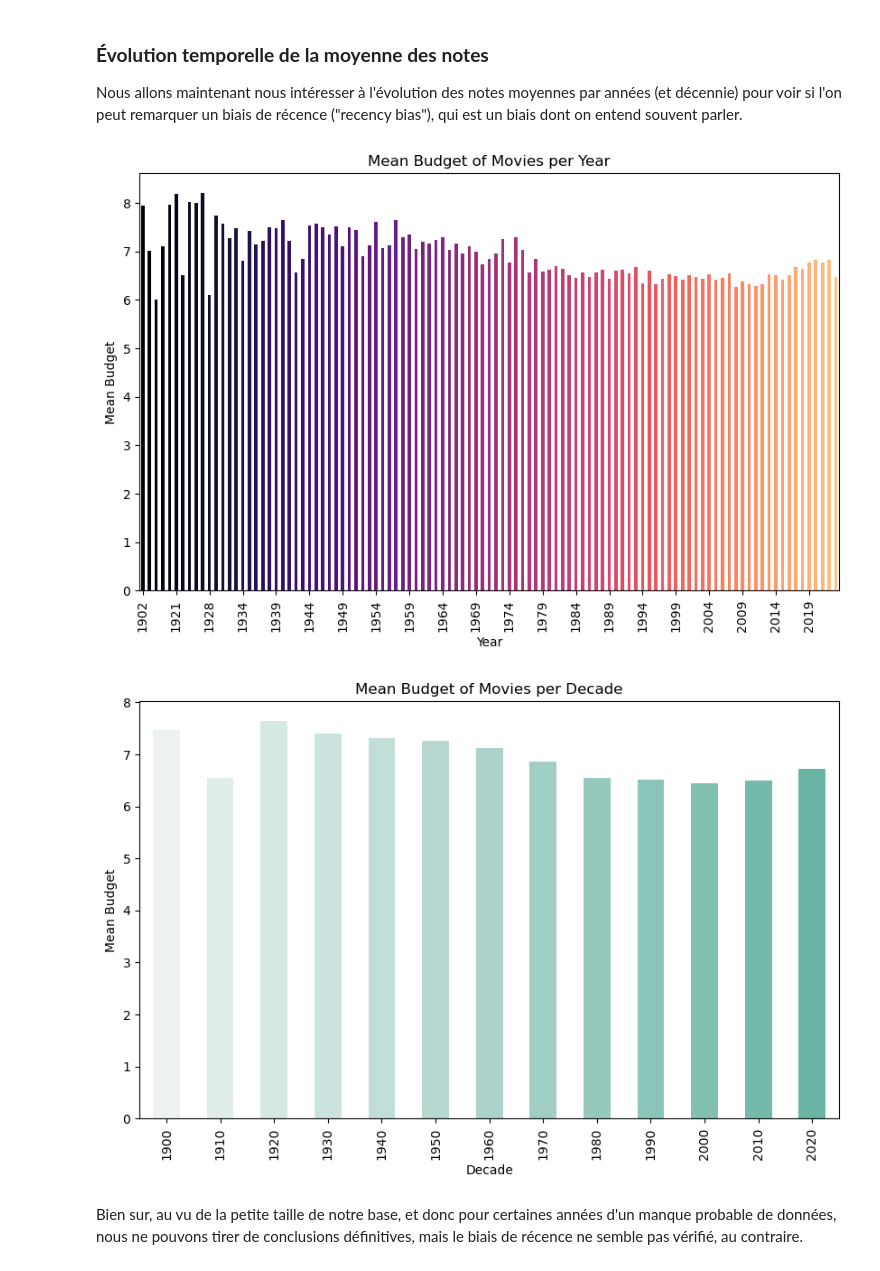
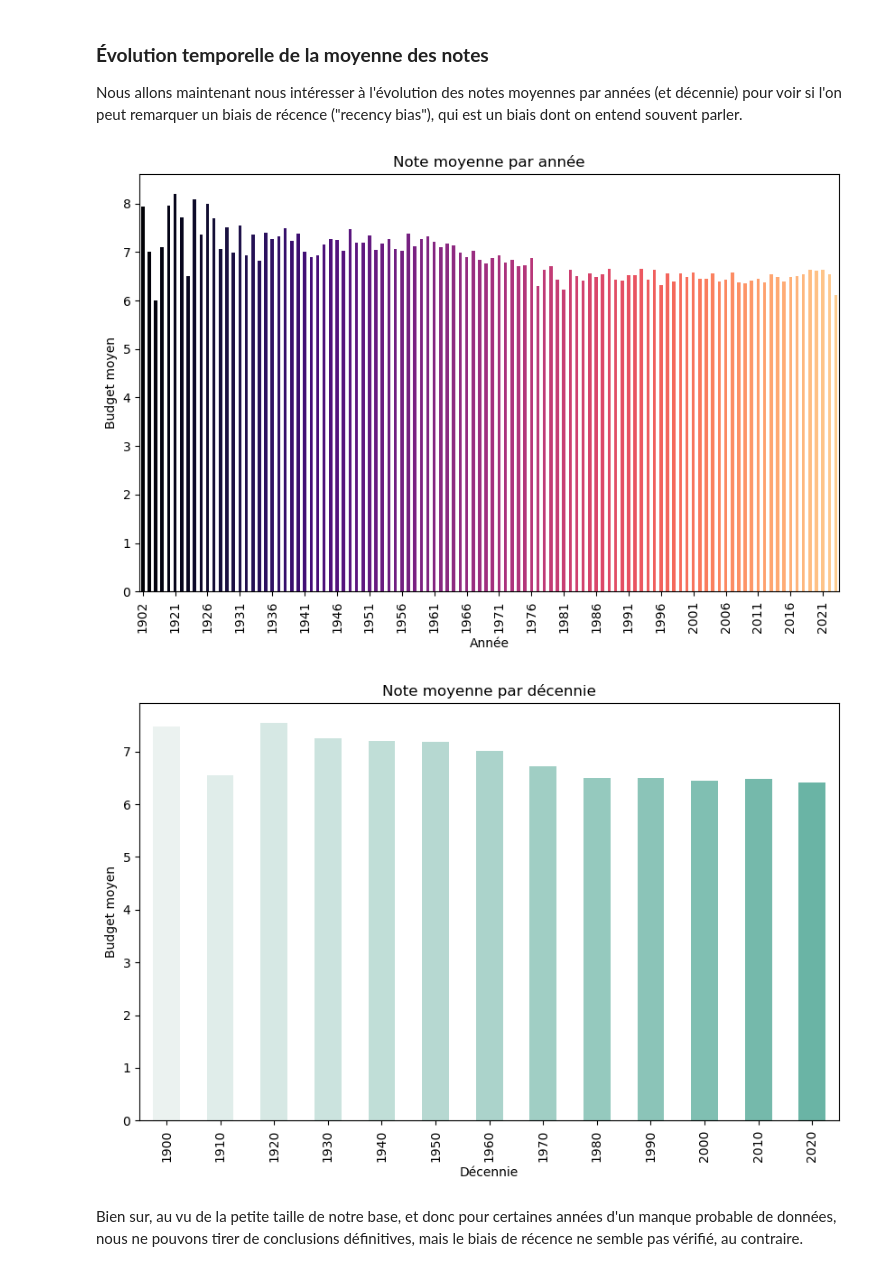
Before and after one commit to itsreivilo/movies, a Jupyter notebook: visualiser/data_viz_.ipynb, the cells around one changed output. Drawn from its saved outputs; the diff is of its cells as text; code cells hidden in the pictures.

```diff
--- a/visualiser/data_viz_.ipynb
+++ b/visualiser/data_viz_.ipynb
@@ -545,37 +765,36 @@ Nous allons maintenant nous intéresser aux différentes variables qui semblent
 Nous allons maintenant nous intéresser à l'évolution des notes moyennes par années (et décennie) pour voir si l'on peut remarquer un biais de récence ("recency bias"), qui est un biais dont on entend souvent parler.
 # %%
 df = pd.read_csv('../cleaning_data/Final_database.csv')
-df.drop_duplicates()
+df = df.drop_duplicates()
 
 df['release_date'] = pd.to_datetime(df['release_date'])
 df = df.dropna(subset=['release_date'])
 
 # Par années
 # On récupère l'année de sortie du film, et de la même façon que pour le budget on ne garde que les films effectivement sortis
-df_filtered['year'] = df_filtered['release_date'].dt.year.astype(int)
-df_filtered = df_filtered[~df_filtered['year'].isin(range(2024,2032))]
+df['year'] = df['release_date'].dt.year.astype(int)
+df = df[~df['year'].isin(range(2024,2032))]
 
 # On regroupe par année pour calculer la moyenne
-mean_note_per_year = df_filtered.groupby('year')['vote_average'].mean()
+mean_note_per_year = df.groupby('year')['vote_average'].mean()
 
 # On représente le résultat
 plt.figure(figsize=(10, 6))
 mean_note_per_year.plot(kind='bar', color=colors2)
 plt.gca().xaxis.set_major_locator(MultipleLocator(base=5))
 plt.title('Note moyenne par année')
 plt.xlabel('Année')
 plt.ylabel('Budget moyen')
 plt.show()
 # %% [output]
-[figure, old version]
+[figure, new version]
-[figure, removed]
 # %%
 # Par décennies
 # On récupère la décennie de sortie du film
-df_filtered['decade'] = ((df_filtered['release_date'].dt.year // 10) * 10).astype(int)
+df['decade'] = ((df['release_date'].dt.year // 10) * 10).astype(int)
 
 # On regroupe par décennie et on calcule la moyenne
-mean_note_per_decade = df_filtered.groupby('decade')['vote_average'].mean()
+mean_note_per_decade = df.groupby('decade')['vote_average'].mean()
 
 # Plot the results
 plt.figure(figsize=(10, 6))
@@ -584,6 +803,8 @@ plt.title('Note moyenne par décennie')
 plt.xlabel('Décennie')
 plt.ylabel('Budget moyen')
 plt.show()
+# %% [output]
+[figure, added]
 # %% [markdown]
 Bien sur, au vu de la petite taille de notre base, et donc pour certaines années d'un manque probable de données, nous ne pouvons tirer de conclusions définitives, mais le biais de récence ne semble pas vérifié, au contraire.
 # %% [markdown]
```
Also changed, not shown: parts of 40 cells of this notebook.
